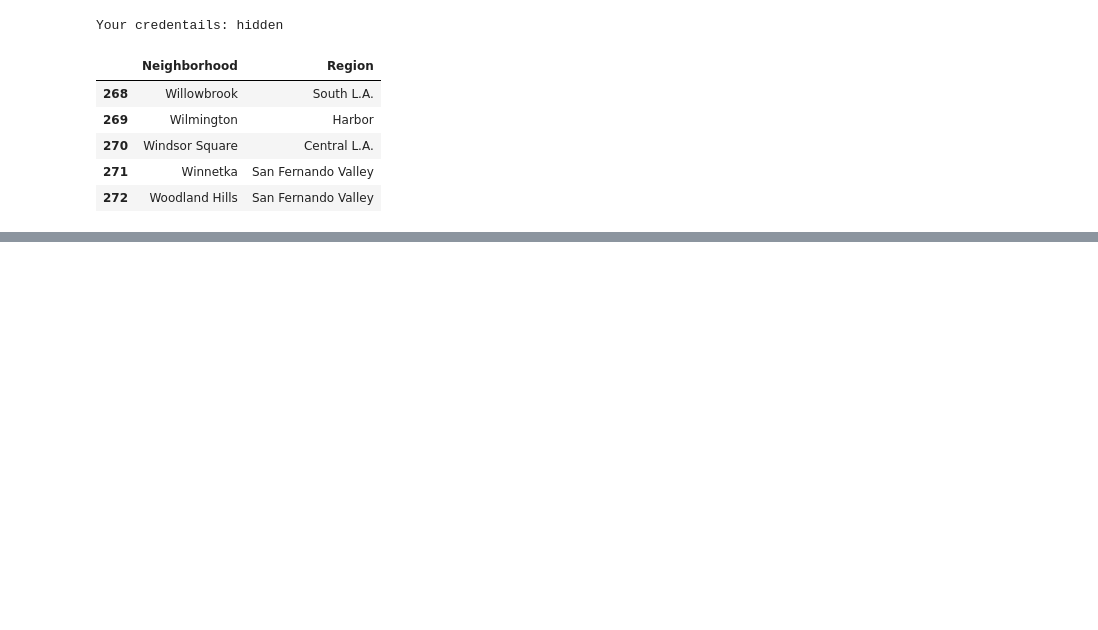
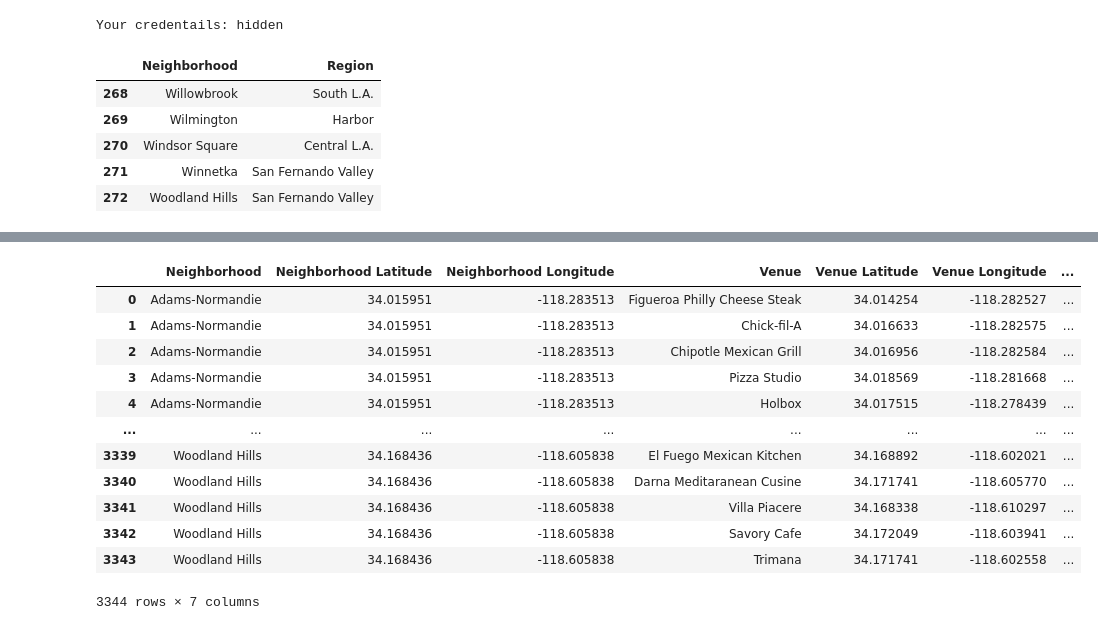
Before and after one commit to jimmy-io/Coursera_Capstone, a Jupyter notebook: IBM_CapStone_JimmyJ.ipynb, the cells around one changed output, grey strips where cells are left out. Cells and saved outputs as stored; diff of their text form; code cells hidden in the pictures; blank space fills up the shorter version.

```diff
--- a/IBM_CapStone_JimmyJ.ipynb
+++ b/IBM_CapStone_JimmyJ.ipynb
@@ -93,0 +316,16 @@ LA_neighs['Longitude'] = longitude
+# %%
+## Saving the nearby venues data as a csv to avoid repeated API calls
+
+for key in venues_dict:
+    key1=re.sub('[^A-Za-z0-9&]+ ', '', key)
+    key1=re.sub('\W+','', key1)
+    venues_dict[key].to_csv(str(key1)+".csv")
+# %%
+## Reading the nearby venues data as a csv
+LA_VENUES={}
+for key in catIds:
+    key1=re.sub('[^A-Za-z0-9&]+ ', '', key)
+    key1=re.sub('\W+','', key1)
+    LA_VENUES[key]=pd.read_csv('/content/drive/My Drive/'+str(key1)+'.csv')
+    LA_VENUES[key].dropna(inplace = True)
+    LA_VENUES[key].drop(columns = ['Unnamed: 0'], inplace = True)
@@ -93,0 +347,16 @@ LA_neighs['Longitude'] = longitude
+# %%
+LA_VENUES['Food']
+# %% [output]
+|  | Neighborhood | Neighborhood Latitude | Neighborhood Longitude | Venue | Venue Latitude | Venue Longitude | ... |
+| 0 | Adams-Normandie | 34.015951 | -118.283513 | Figueroa Philly Cheese Steak | 34.014254 | -118.282527 | ... |
+| 1 | Adams-Normandie | 34.015951 | -118.283513 | Chick-fil-A | 34.016633 | -118.282575 | ... |
+| 2 | Adams-Normandie | 34.015951 | -118.283513 | Chipotle Mexican Grill | 34.016956 | -118.282584 | ... |
+| 3 | Adams-Normandie | 34.015951 | -118.283513 | Pizza Studio | 34.018569 | -118.281668 | ... |
+| 4 | Adams-Normandie | 34.015951 | -118.283513 | Holbox | 34.017515 | -118.278439 | ... |
+| ... | ... | ... | ... | ... | ... | ... | ... |
+| 3339 | Woodland Hills | 34.168436 | -118.605838 | El Fuego Mexican Kitchen | 34.168892 | -118.602021 | ... |
+| 3340 | Woodland Hills | 34.168436 | -118.605838 | Darna Meditaranean Cusine | 34.171741 | -118.605770 | ... |
+| 3341 | Woodland Hills | 34.168436 | -118.605838 | Villa Piacere | 34.168338 | -118.610297 | ... |
+| 3342 | Woodland Hills | 34.168436 | -118.605838 | Savory Cafe | 34.172049 | -118.603941 | ... |
+| 3343 | Woodland Hills | 34.168436 | -118.605838 | Trimana | 34.171741 | -118.602558 | ... |
+3344 rows × 7 columns
```
Also changed, not shown: parts of 16 cells of this notebook.
